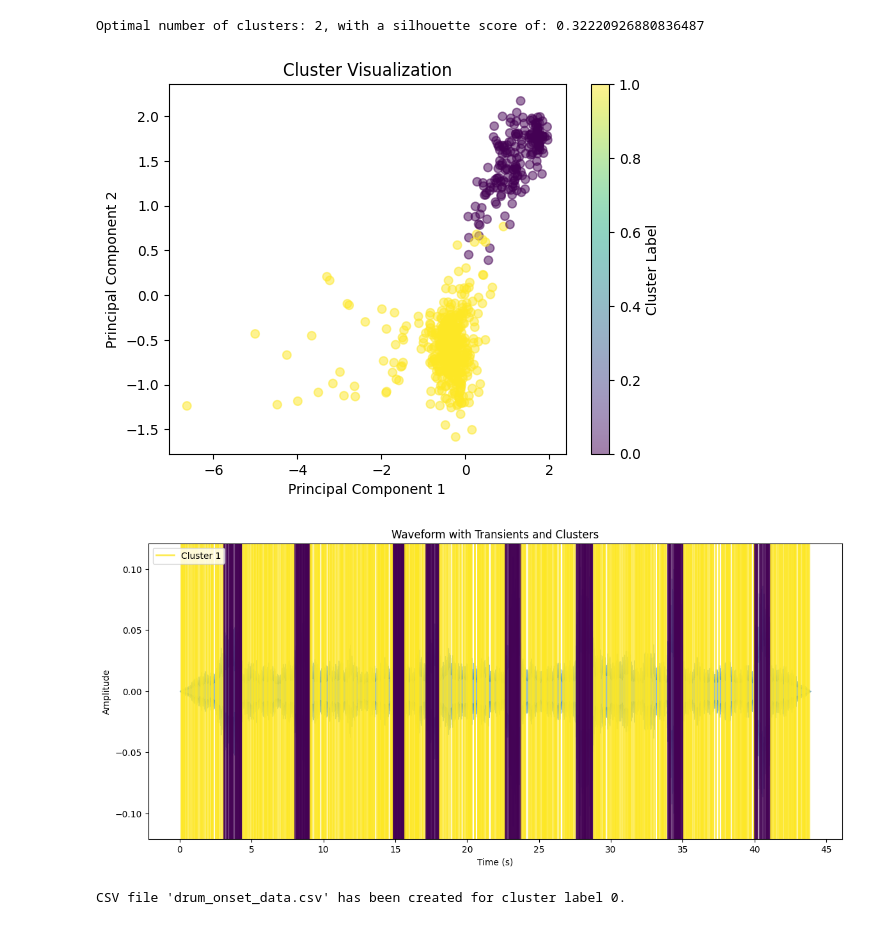
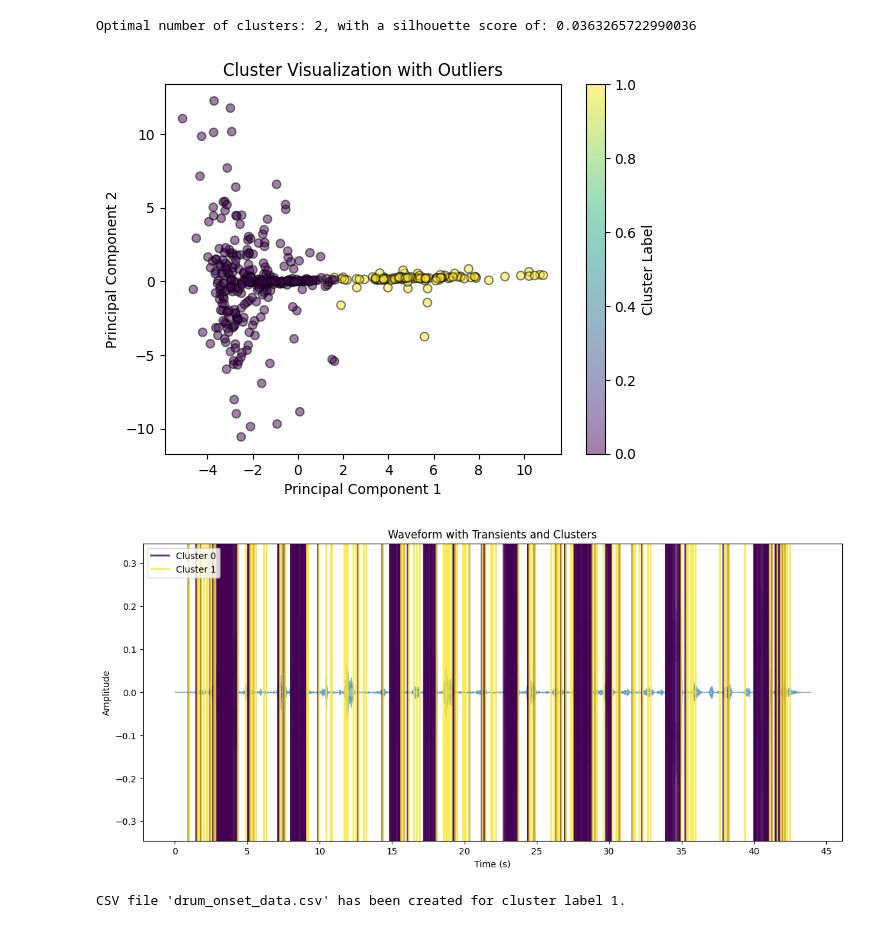
Before and after one commit to matthewmcq/transient-classifier, a Jupyter notebook: melwavelets.ipynb, the cells around one changed output. Saved outputs shown, nothing was run; the diff lists cells and outputs as text; code cells hidden in the pictures.

```diff
--- a/melwavelets.ipynb
+++ b/melwavelets.ipynb
@@ -3,17 +3,27 @@ import librosa
 import numpy as np
 import pywt
 import matplotlib.pyplot as plt
-
+import noisereduce as nr
+import soundfile as sf
 audio_path = 'Celeus elegans.mp3'
 audio, sr = librosa.load(audio_path)
+max_value_before_nr = np.max(np.abs(audio))
 
+# Reduce the noise
+audio = nr.reduce_noise(audio, sr)
+max_value_after_nr = np.max(np.abs(audio))
+normalization_factor = max_value_before_nr * 10
+audio = audio * normalization_factor
+
+sf.write('reduced.wav', audio, sr)
 # Stretch the audio to double its original length
-stretch_factor = 0.5
+stretch_factor = 0.3
 audio = librosa.effects.time_stretch(audio, rate=stretch_factor)
+
 
 # Detect onsets
 CQT = np.abs(librosa.cqt(audio, sr=sr))
-onset_env = librosa.onset.onset_strength(S=librosa.amplitude_to_db(CQT), sr=sr, n_mels=256)
+onset_env = librosa.onset.onset_strength(S=librosa.amplitude_to_db(CQT), sr=sr)
 onset_frames = librosa.onset.onset_detect(onset_envelope=onset_env, sr=sr)
 # Stretch the onset frames back to the original time scale
 onset_frames = onset_frames * stretch_factor
@@ -93,7 +103,8 @@ features = process_audio_segments(audio, sr, segment_samples)
 
 scaler = StandardScaler()
 features_scaled = scaler.fit_transform(features)
-
+pca = PCA()
+features_scaled = pca.fit_transform(features_scaled)
 # Used later for getting audio
 # features_reduced = pca.fit_transform(features_scaled)
 
@@ -111,55 +122,47 @@ optimal_score = silhouette_scores[np.argmax(silhouette_scores)]
 
 print(f"Optimal number of clusters: {optimal_n_clusters}, with a silhouette score of: {optimal_score}")
 
-# # Plotting the silhouette scores can help visualize how cluster coherence changes
-# plt.figure(figsize=(10, 6))
-# plt.plot(range(min_cluster, max_cluster), silhouette_scores, marker='o')
-# plt.xlabel('Number of Clusters')
-# plt.ylabel('Silhouette Score')
-# plt.title('Silhouette Score vs. Number of Clusters')
-# plt.axvline(x=optimal_n_clusters, linestyle='--', color='red')
-# plt.show()
-
 n_clusters = min_cluster + np.argmax(silhouette_scores)
 
 kmeans = KMeans(n_clusters=n_clusters, random_state=42)
 labels = kmeans.fit_predict(features_scaled)
 
 
-plt.scatter(features_scaled[:, 0], features_scaled[:, 1], c=labels, cmap='viridis', alpha=0.5)
+plt.scatter(features_scaled[:, 0], features_scaled[:, 1], c=labels, cmap='viridis', alpha=0.5, edgecolor='k')
 plt.xlabel('Principal Component 1')
 plt.ylabel('Principal Component 2')
-plt.title('Cluster Visualization')
+plt.title('Cluster Visualization with Outliers')
 plt.colorbar(label='Cluster Label')
 plt.show()
 
 
 plt.figure(figsize=(14, 6))
 librosa.display.waveshow(audio, sr=sr, alpha=0.5)
 plt.title('Waveform with Transients and Clusters')
 
 # Get unique cluster labels
 unique_labels = set(labels)
+# unique_labels.discard(-1)  # Remove the outlier label
 
 # Create a colormap, one color for each cluster
 colors = plt.cm.get_cmap('viridis', len(unique_labels))
 
 # Mark the transients, color-coded by cluster
 for i, (time, label) in enumerate(zip(onset_times, labels)):
     plt.axvline(x=time, color=colors(label), linewidth=2, alpha=0.8, label=f'Cluster {label}' if i in unique_labels else "")
 
 ## Optional: Make the legend only show one entry per cluster
 handles_, labels_ = plt.gca().get_legend_handles_labels()
 by_label = dict(zip(labels_, handles_))
 plt.legend(by_label.values(), by_label.keys())
 
 plt.xlabel('Time (s)')
 plt.ylabel('Amplitude')
 plt.show()
 # %% [output]
-Optimal number of clusters: 2, with a silhouette score of: 0.32220926880836487
+Optimal number of clusters: 2, with a silhouette score of: 0.0363265722990036
-[figure, old version]
+[figure, new version]
-[figure, old version]
+[figure, new version]
 # %%
 import pandas as pd
 
@@ -206,7 +209,7 @@ if second_cluster_label is not None:
 else:
     print("The second cluster could not be identified. Please check your data.")
 # %% [output]
-CSV file 'drum_onset_data.csv' has been created for cluster label 0.
+CSV file 'drum_onset_data.csv' has been created for cluster label 1.
 # %%
 import numpy as np
 import soundfile as sf
```
Also changed, not shown: parts of 1 cell of this notebook, 6 other files.
